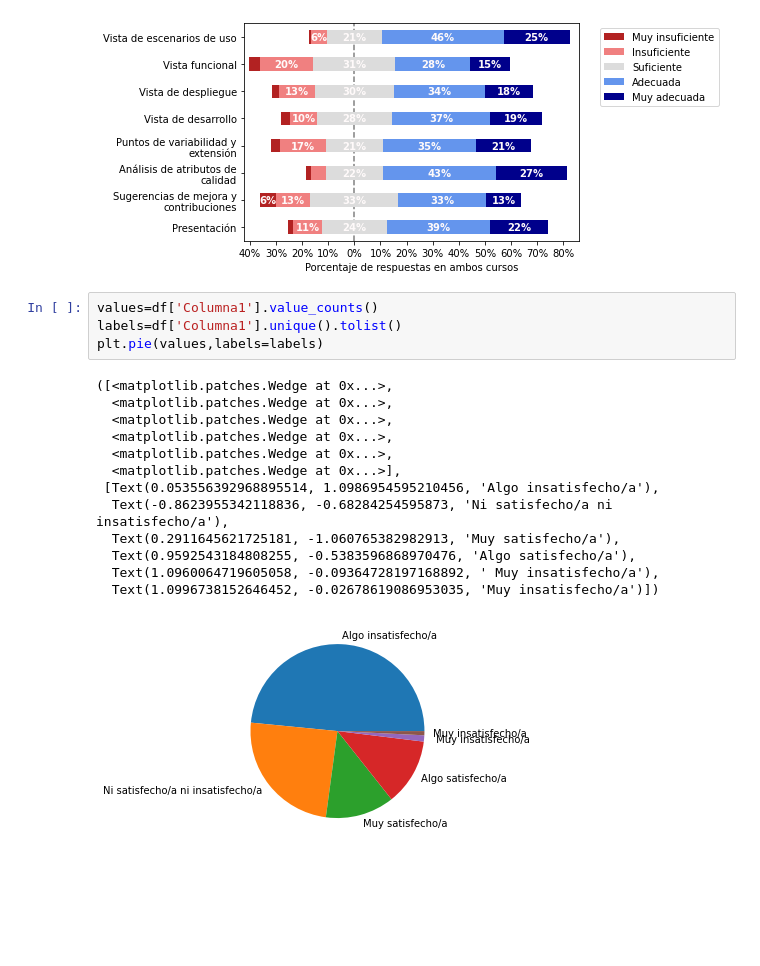
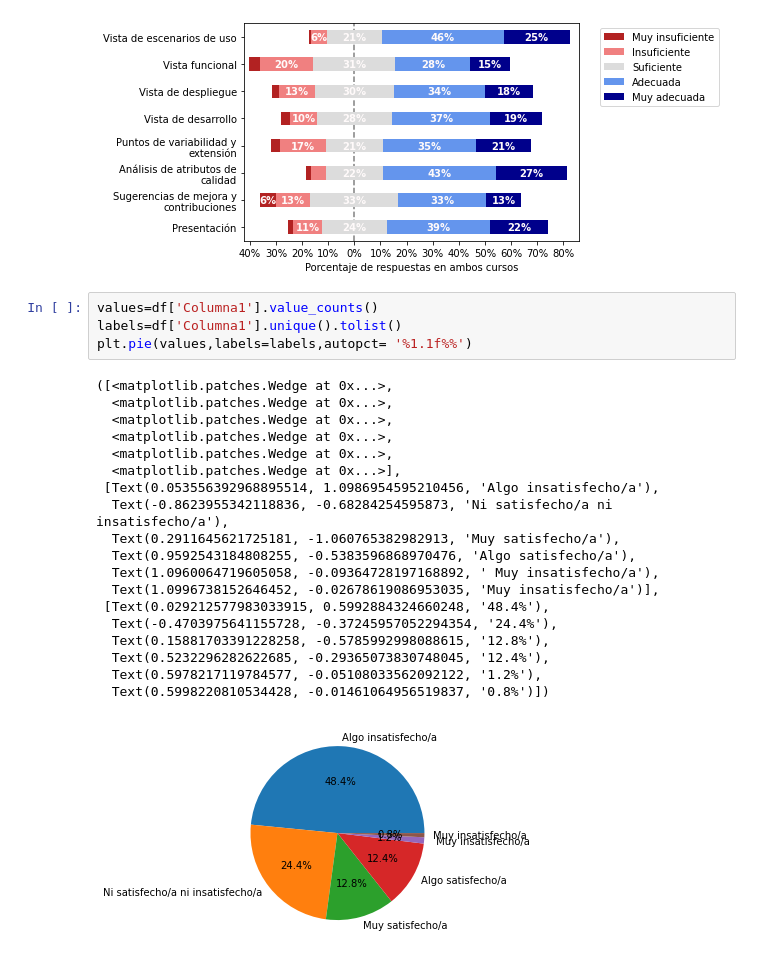
Before and after one commit to japarejo/AISS-JENUI-2023-Analysis, a Jupyter notebook: analysis.ipynb, the cells around one changed output. Saved outputs shown, nothing was run; the diff lists cells and outputs as text; blank space fills up the shorter version.

Commit message:
First figures working!

```diff
--- a/analysis.ipynb
+++ b/analysis.ipynb
@@ -39,18 +39,24 @@ myplot
 # %%
 values=df['Columna1'].value_counts()
 labels=df['Columna1'].unique().tolist()
-plt.pie(values,labels=labels)
+plt.pie(values,labels=labels,autopct= '%1.1f%%')
 # %% [output]
 ([<matplotlib.patches.Wedge at 0x...>,
   <matplotlib.patches.Wedge at 0x...>,
   <matplotlib.patches.Wedge at 0x...>,
   <matplotlib.patches.Wedge at 0x...>,
   <matplotlib.patches.Wedge at 0x...>,
   <matplotlib.patches.Wedge at 0x...>],
  [Text(0.053556392968895514, 1.0986954595210456, 'Algo insatisfecho/a'),
   Text(-0.8623955342118836, -0.68284254595873, 'Ni satisfecho/a ni insatisfecho/a'),
   Text(0.2911645621725181, -1.060765382982913, 'Muy satisfecho/a'),
   Text(0.9592543184808255, -0.5383596868970476, 'Algo satisfecho/a'),
   Text(1.0960064719605058, -0.09364728197168892, ' Muy insatisfecho/a'),
-  Text(1.0996738152646452, -0.02678619086953035, 'Muy insatisfecho/a')])
+  Text(1.0996738152646452, -0.02678619086953035, 'Muy insatisfecho/a')],
+ [Text(0.029212577983033915, 0.5992884324660248, '48.4%'),
+  Text(-0.4703975641155728, -0.37245957052294354, '24.4%'),
+  Text(0.15881703391228258, -0.5785992998088615, '12.8%'),
+  Text(0.5232296282622685, -0.29365073830748045, '12.4%'),
+  Text(0.5978217119784577, -0.05108033562092122, '1.2%'),
+  Text(0.5998220810534428, -0.01461064956519837, '0.8%')])
-[figure, old version]
+[figure, new version]
```
